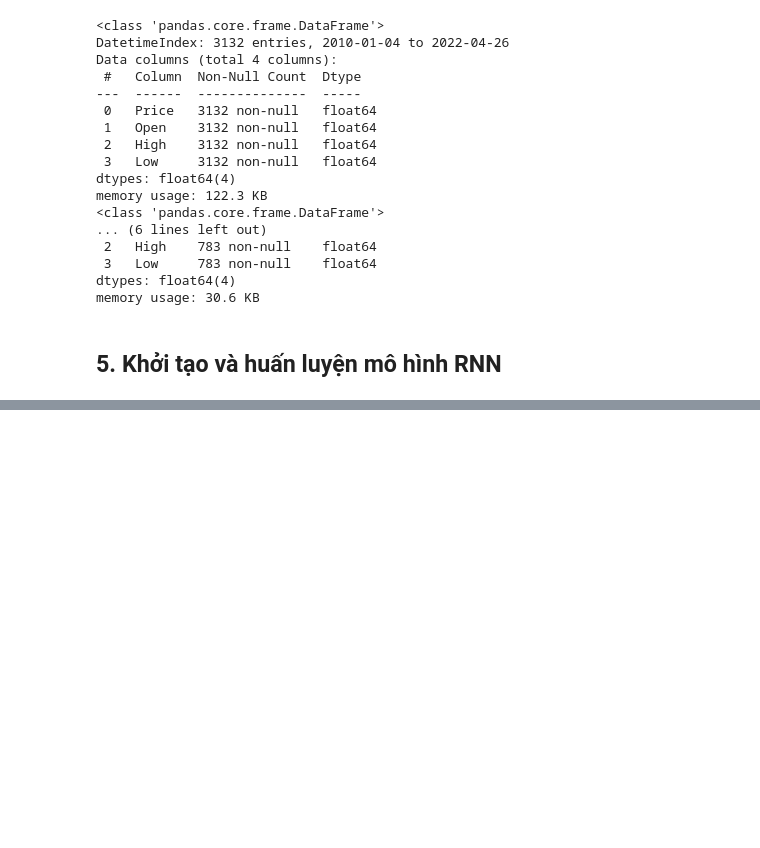
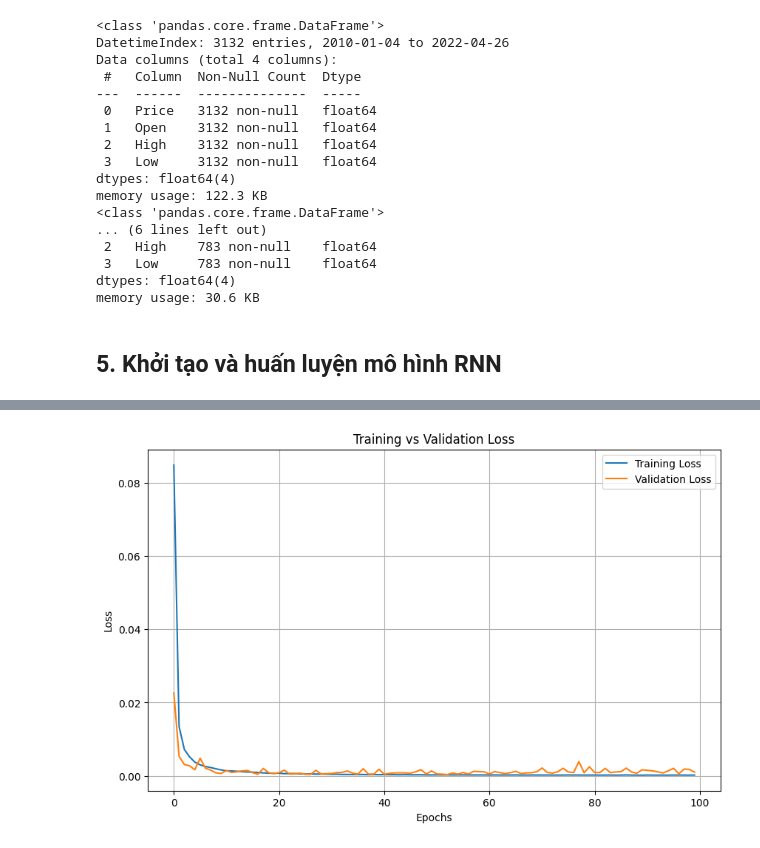
Before and after one commit to VyMinh/DAB_Project, a Jupyter notebook: RNN.ipynb, the cells around one changed output, grey strips where cells are left out. Saved outputs shown, nothing was run; the diff lists cells and outputs as text; code cells hidden in the pictures; blank space fills up the shorter version.

Commit message:
Update val_loss graph for RNN

```diff
--- a/RNN.ipynb
+++ b/RNN.ipynb
@@ -142,10 +138,10 @@ model = Sequential()
 model.add(Input(shape=(lookback, 4)))
 
 # Thêm các lớp RNN và Dropout
-model.add(SimpleRNN(units=64, activation='tanh', return_sequences=True))
-model.add(Dropout(0.2))
-model.add(SimpleRNN(units=64, activation='tanh', return_sequences=False))
-model.add(Dropout(0.2))
+model.add(SimpleRNN(units=48, activation='tanh', return_sequences=True))
+model.add(Dropout(0.3))
+model.add(SimpleRNN(units=48, activation='tanh', return_sequences=False))
+model.add(Dropout(0.3))
 
 # Thêm lớp đầu ra
 model.add(Dense(units=1))  # Dự đoán một giá trị (giá vàng tiếp theo)
@@ -205,3 +201,22 @@ Epoch 100/100
+# %%
+import matplotlib.pyplot as plt
+
+# Trích xuất loss và val_loss từ history
+loss = history.history['loss']
+val_loss = history.history['val_loss']
+
+# Vẽ biểu đồ
+plt.figure(figsize=(10, 6))
+plt.plot(loss, label='Training Loss')
+plt.plot(val_loss, label='Validation Loss')
+plt.xlabel('Epochs')
+plt.ylabel('Loss')
+plt.title('Training vs Validation Loss')
+plt.legend()
+plt.grid(True)
+plt.show()
+# %% [output]
+[figure, added]
 # %%
 # Dự đoán trên tập kiểm tra
 predicted_prices = model.predict(X_test)
```
Also changed, not shown: parts of 6 cells of this notebook.
